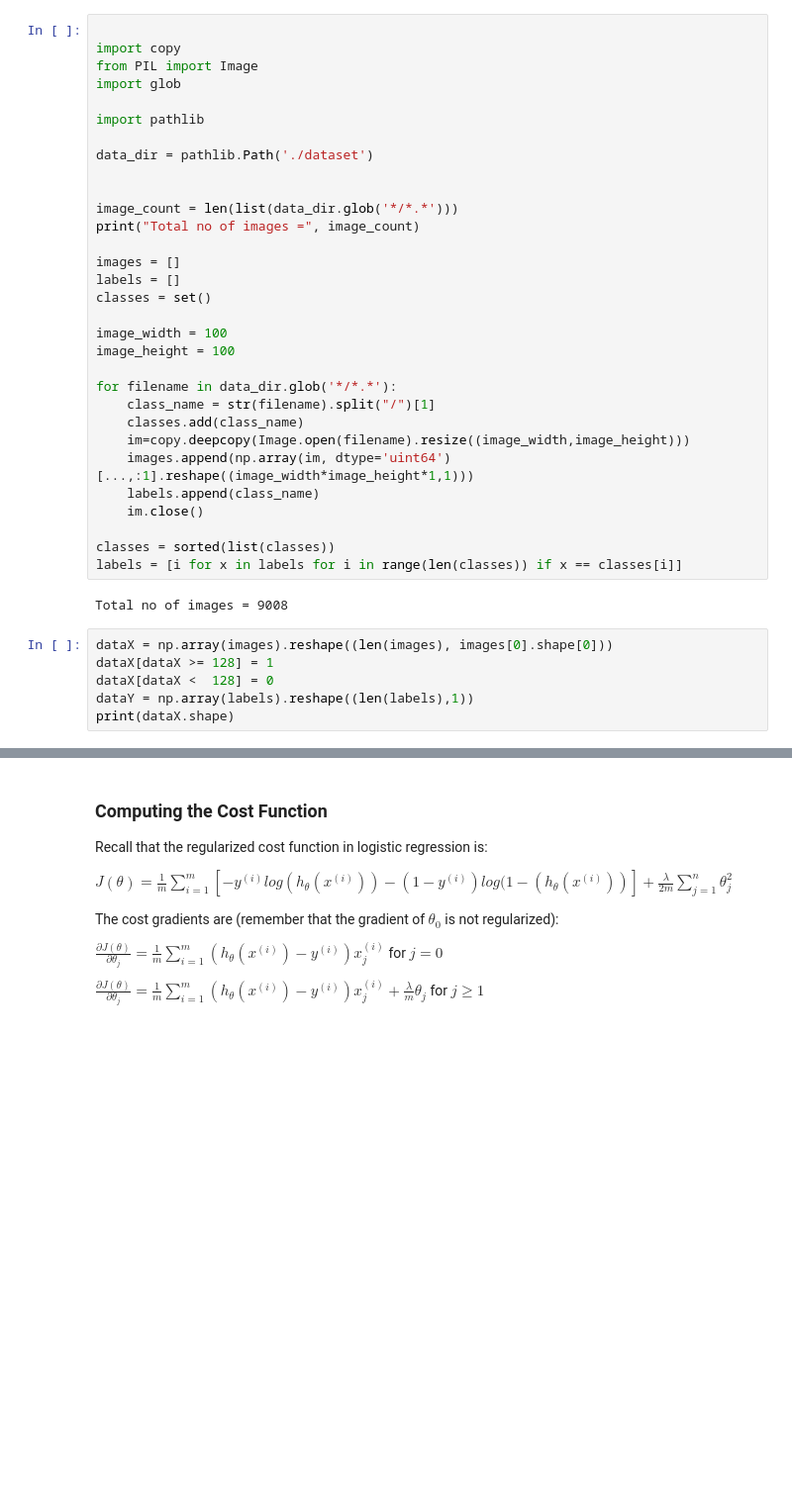
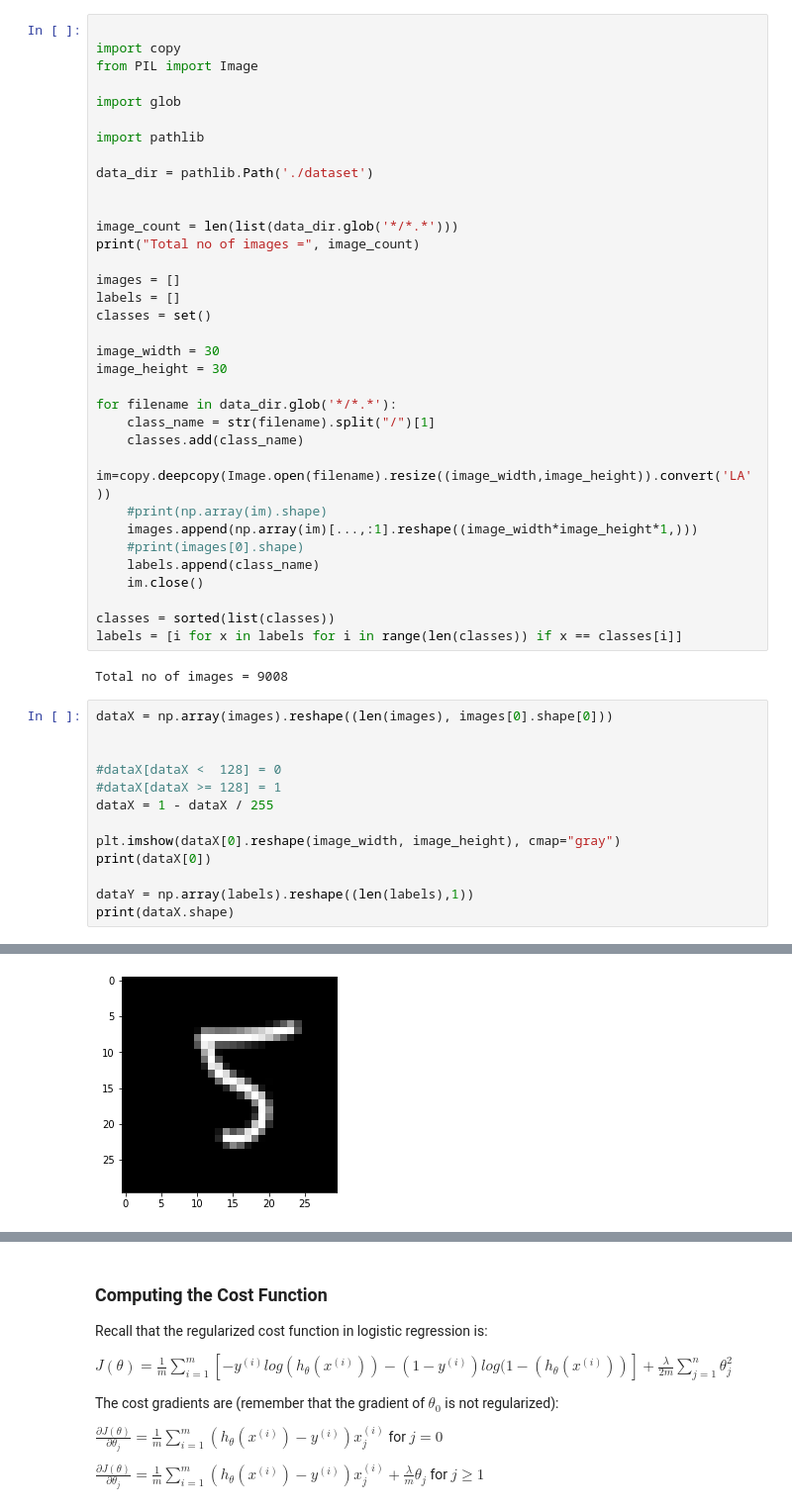
Before and after one commit to BrunosBastos/TAAProject1, a Jupyter notebook: test.ipynb, the cells around one changed output, grey strips where cells are left out. Shown at 99% size. Saved outputs shown, nothing was run; the diff lists cells and outputs as text; blank space fills up the shorter version.

```diff
--- a/test.ipynb
+++ b/test.ipynb
@@ -19,6 +19,7 @@ from sklearn.model_selection import train_test_split
 
 import copy
 from PIL import Image
+
 import glob
 
 import pathlib
@@ -33,14 +34,16 @@ images = []
 labels = []
 classes = set()
 
-image_width = 100
-image_height = 100
+image_width = 30
+image_height = 30
 
 for filename in data_dir.glob('*/*.*'):
     class_name = str(filename).split("/")[1]
     classes.add(class_name)
-    im=copy.deepcopy(Image.open(filename).resize((image_width,image_height)))
-    images.append(np.array(im, dtype='uint64')[...,:1].reshape((image_width*image_height*1,1)))
+    im=copy.deepcopy(Image.open(filename).resize((image_width,image_height)).convert('LA'))
+    #print(np.array(im).shape)
+    images.append(np.array(im)[...,:1].reshape((image_width*image_height*1,)))
+    #print(images[0].shape)
     labels.append(class_name)
     im.close()
 
@@ -50,8 +53,15 @@ labels = [i for x in labels for i in range(len(classes)) if x == classes[i]]
 Total no of images = 9008
 # %%
 dataX = np.array(images).reshape((len(images), images[0].shape[0]))
-dataX[dataX >= 128] = 1
-dataX[dataX <  128] = 0
+
+
+#dataX[dataX <  128] = 0
+#dataX[dataX >= 128] = 1
+dataX = 1 - dataX / 255
+
+plt.imshow(dataX[0].reshape(image_width, image_height), cmap="gray")
+print(dataX[0])
+
 dataY = np.array(labels).reshape((len(labels),1))
 print(dataX.shape)
 # %% [output]
@@ -59,3 +85,4 @@ print(dataX.shape)
+[figure, added]
 # %%
 print(dataX.shape)
 print(dataY.shape)
```
Also changed, not shown: parts of 15 cells of this notebook.
